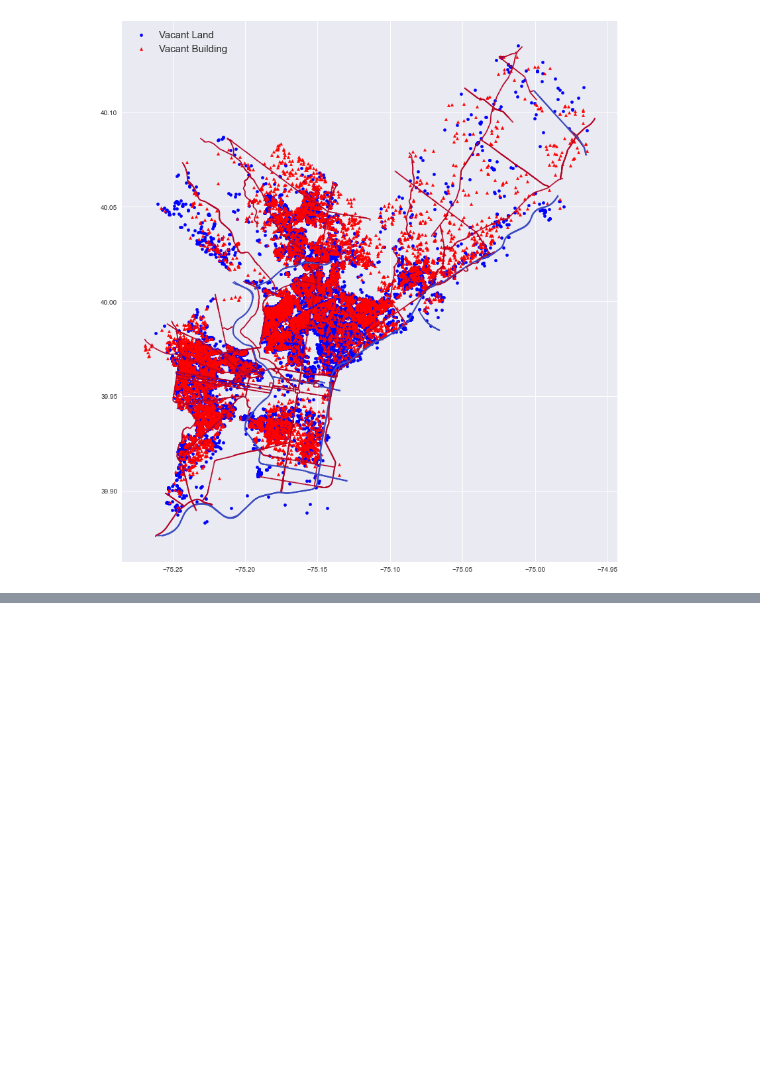
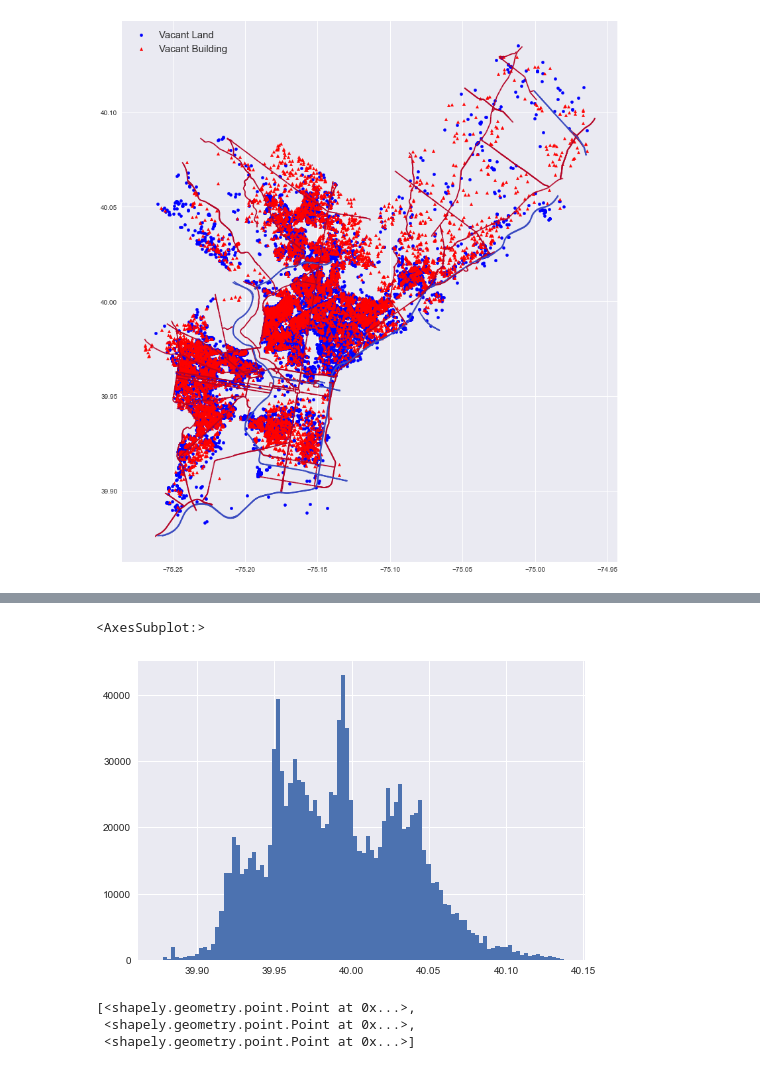
Before and after one commit to Pball01/vacant_lot, a Jupyter notebook: data_explore.ipynb, the cells around one changed output, grey strips where cells are left out. Cells and saved outputs as stored; diff of their text form; code cells hidden in the pictures; blank space fills up the shorter version.

```diff
--- a/data_explore.ipynb
+++ b/data_explore.ipynb
@@ -267,0 +769,13 @@ plt.legend(prop = {'size' : 15})
+# %%
+crime['lat'].hist(bins= 100)
+# %% [output]
+<AxesSubplot:>
+[figure, added]
+# %%
+crs = {'init': 'epsg:4326'}
+geometry = [Point(xy) for xy in zip(crime["lng"], crime["lat"])]
+geometry[:3]
+# %% [output]
+[<shapely.geometry.point.Point at 0x...>,
+ <shapely.geometry.point.Point at 0x...>,
+ <shapely.geometry.point.Point at 0x...>]
```
Also changed, not shown: parts of 55 cells of this notebook.
